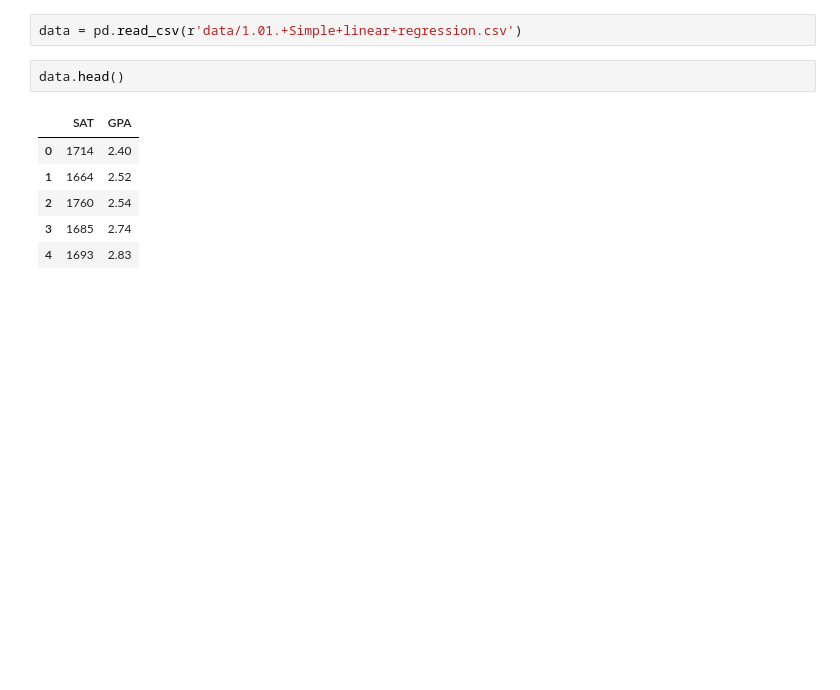
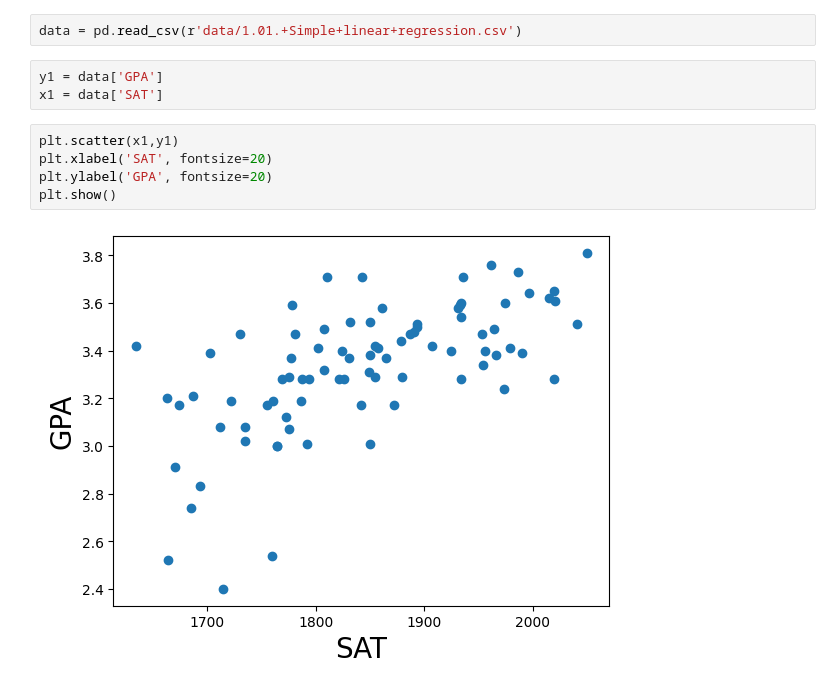
Before and after one commit to cu83/ML_Regression_1, a Jupyter notebook: Simple_Regression_Model.ipynb, the cells around one changed output. Drawn from its saved outputs; the diff is of its cells as text; blank space fills up the shorter version.

```diff
--- a/Simple_Regression_Model.ipynb
+++ b/Simple_Regression_Model.ipynb
@@ -5,12 +5,13 @@ import matplotlib.pyplot as plt
 import statsmodels.api as sm
 # %%
 data = pd.read_csv(r'data/1.01.+Simple+linear+regression.csv')
-# %%
-data.head()
-# %% [output]
-|  | SAT | GPA |
-| 0 | 1714 | 2.40 |
-| 1 | 1664 | 2.52 |
-| 2 | 1760 | 2.54 |
-| 3 | 1685 | 2.74 |
-| 4 | 1693 | 2.83 |
+# %%
+y1 = data['GPA']
+x1 = data['SAT']
+# %%
+plt.scatter(x1,y1)
+plt.xlabel('SAT', fontsize=20)
+plt.ylabel('GPA', fontsize=20)
+plt.show()
+# %% [output]
+[figure, added]
```
Also changed, not shown: parts of 2 cells of this notebook.
